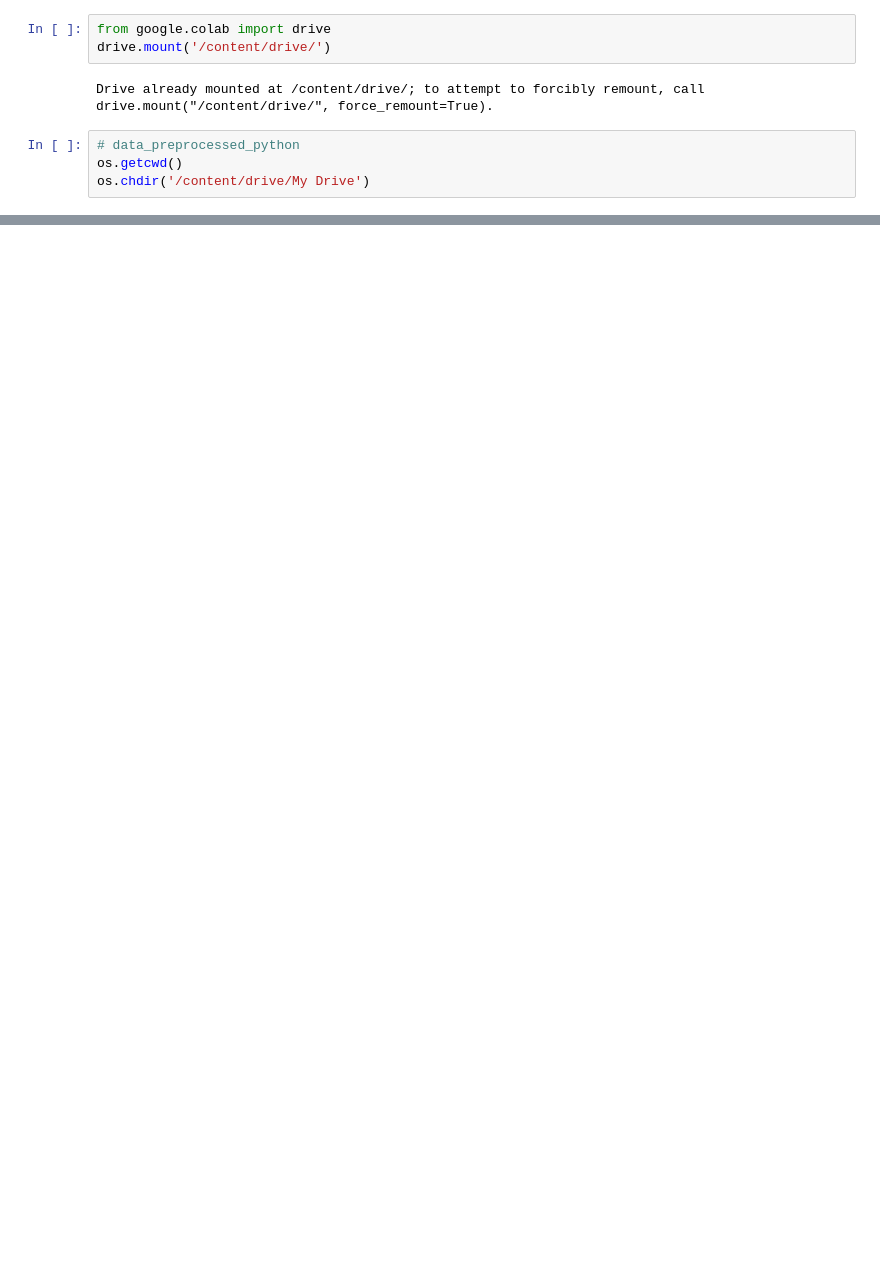
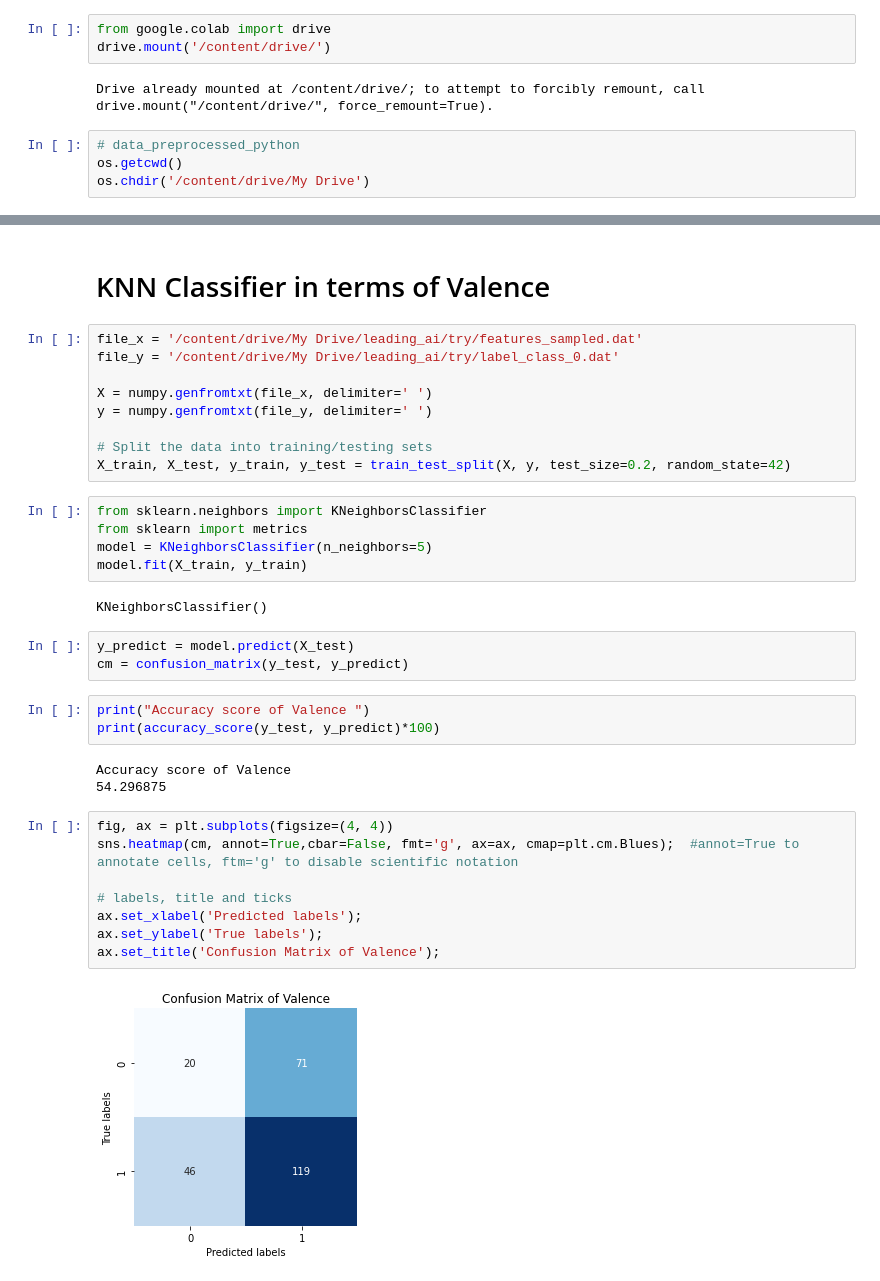
Before and after one commit to Zobia12/EEG_Based_Human_Emotion_Recognition_Using_Deep_Learning, a Jupyter notebook: EEG_based_Emotion_Recognition_Using_KNN_model(with_32_channels).ipynb, the cells around one changed output, grey strips where cells are left out. Saved outputs shown, nothing was run; the diff lists cells and outputs as text; blank space fills up the shorter version.

```diff
--- a/EEG_based_Emotion_Recognition_Using_KNN_model(with_32_channels).ipynb
+++ b/EEG_based_Emotion_Recognition_Using_KNN_model(with_32_channels).ipynb
@@ -308,0 +154,37 @@ ax.yaxis.set_ticklabels(["happy", "suprise", "relaxed","calm", "sad", "sleepy","
+# %% [markdown]
+# KNN Classifier in terms of Valence
+# %%
+file_x = '/content/drive/My Drive/leading_ai/try/features_sampled.dat'
+file_y = '/content/drive/My Drive/leading_ai/try/label_class_0.dat'
+
+X = numpy.genfromtxt(file_x, delimiter=' ')
+y = numpy.genfromtxt(file_y, delimiter=' ')
+
+# Split the data into training/testing sets
+X_train, X_test, y_train, y_test = train_test_split(X, y, test_size=0.2, random_state=42)
+# %%
+from sklearn.neighbors import KNeighborsClassifier
+from sklearn import metrics
+model = KNeighborsClassifier(n_neighbors=5)
+model.fit(X_train, y_train)
+# %% [output]
+KNeighborsClassifier()
+# %%
+y_predict = model.predict(X_test)
+cm = confusion_matrix(y_test, y_predict)
+# %%
+print("Accuracy score of Valence ")
+print(accuracy_score(y_test, y_predict)*100)
+# %% [output]
+Accuracy score of Valence
+54.296875
+# %%
+fig, ax = plt.subplots(figsize=(4, 4))
+sns.heatmap(cm, annot=True,cbar=False, fmt='g', ax=ax, cmap=plt.cm.Blues);  #annot=True to annotate cells, ftm='g' to disable scientific notation
+
+# labels, title and ticks
+ax.set_xlabel('Predicted labels');
+ax.set_ylabel('True labels');
+ax.set_title('Confusion Matrix of Valence');
+# %% [output]
+[figure, added]
```
Also changed, not shown: parts of 61 cells of this notebook.
